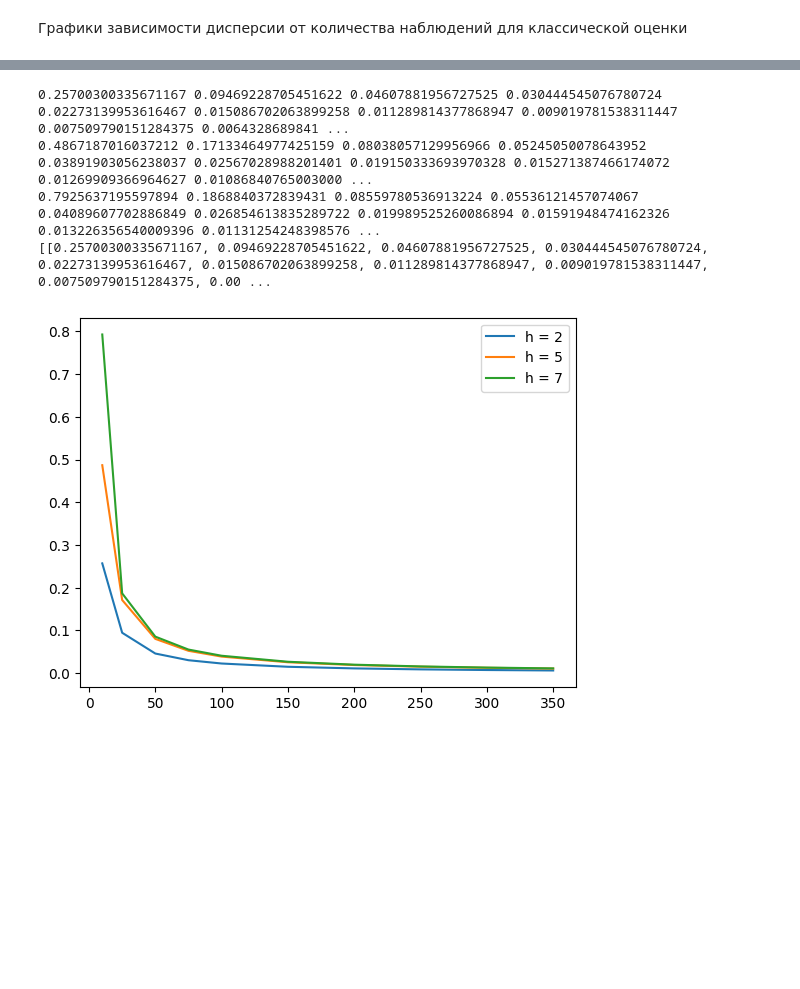
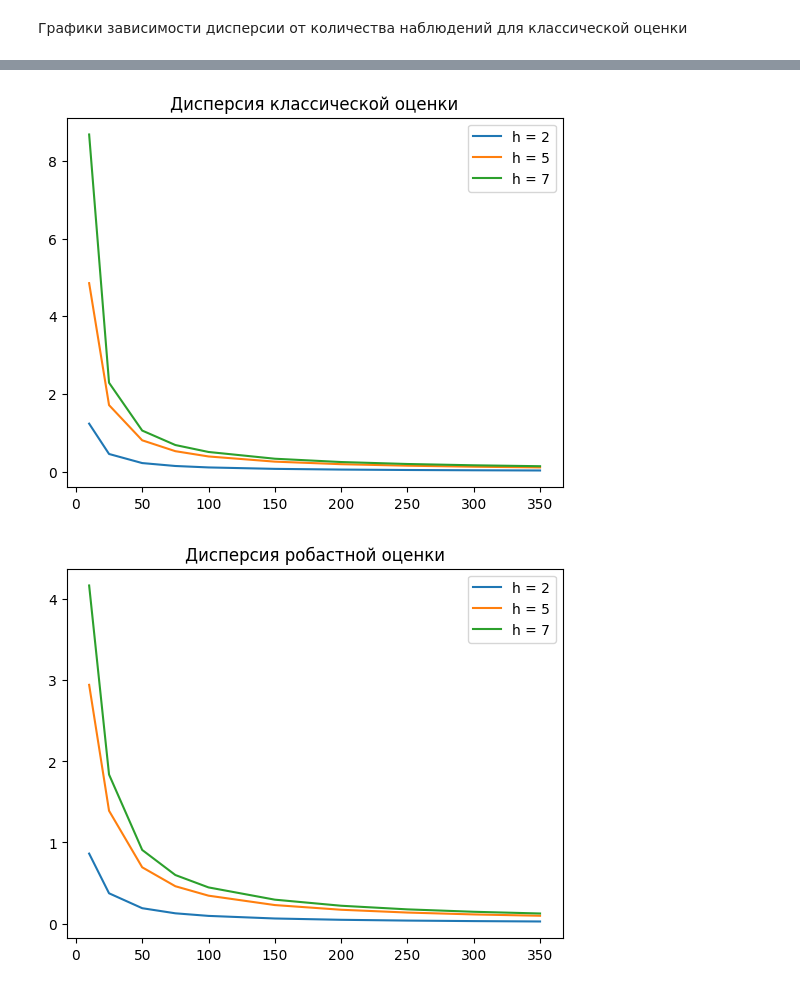
Before and after one commit to feelitbreak/data-analysis, a Jupyter notebook: lab4/mmda4.ipynb, the cells around one changed output, grey strips where cells are left out. Saved outputs shown, nothing was run; the diff lists cells and outputs as text; code cells hidden in the pictures; blank space fills up the shorter version.

```diff
--- a/lab4/mmda4.ipynb
+++ b/lab4/mmda4.ipynb
@@ -9,8 +9,8 @@ import matplotlib.pyplot as plt
 # %% [markdown]
 Параметры модели
 # %%
-D = 1
-alpha = 1
+D = 3
+alpha = 0.5
 N = [10, 25, 50, 75, 100, 150, 200, 250, 300, 350]
 H = [2, 5, 7]
 # %% [markdown]
@@ -96,3 +96,20 @@ def gen_D_robust(X, H):
     return D_robust
 # %% [markdown]
 Графики зависимости дисперсии от количества наблюдений для классической оценки
+# %%
+D_classic = gen_D_classic(X, H)
+D_robust = gen_D_robust(X, H)
+
+print("Дисперсия классической оценки:")
+for i in range(len(H)):
+    for j in range(len(X)):
+        print(D_classic[i][j], end = " ")
+
+    print("")
+
+print("Дисперсия робастной оценки:")
+for i in range(len(H)):
+    for j in range(len(X)):
+        print(D_robust[i][j], end = " ")
+
+    print("")
@@ -99,23 +125,19 @@ def gen_D_robust(X, H):
 # %%
-D_classic = gen_D_classic(X, H)
-
-for i in range(len(H)):
-    for j in range(len(X)):
-        print(D_classic[i][j], end = " ")
-
-    print("")
-
 h = [.0] * len(X)
 for i in range(len(X)):
     h[i] = len(X[i])
 
 for i in range(len(H)):
     plt.plot(h, D_classic[i], label = 'h = '+str(H[i]))
+    plt.title("Дисперсия классической оценки")
     plt.legend()
 plt.show()
+
+for i in range(len(H)):
+    plt.plot(h, D_robust[i], label = 'h = '+str(H[i]))
+    plt.title("Дисперсия робастной оценки")
+    plt.legend()
+plt.show()
 # %% [output]
-0.25700300335671167 0.09469228705451622 0.04607881956727525 0.030444545076780724 0.02273139953616467 0.015086702063899258 0.011289814377868947 0.009019781538311447 0.007509790151284375 0.0064328689841 ...
-0.4867187016037212 0.17133464977425159 0.08038057129956966 0.05245050078643952 0.03891903056238037 0.02567028988201401 0.019150333693970328 0.015271387466174072 0.01269909366964627 0.01086840765003000 ...
-0.7925637195597894 0.1868840372839431 0.08559780536913224 0.05536121457074067 0.04089607702886849 0.026854613835289722 0.019989525260086894 0.01591948474162326 0.013226356540009396 0.01131254248398576 ...
-[[0.25700300335671167, 0.09469228705451622, 0.04607881956727525, 0.030444545076780724, 0.02273139953616467, 0.015086702063899258, 0.011289814377868947, 0.009019781538311447, 0.007509790151284375, 0.00 ...
-[figure, old version]
+[figure, new version]
+[figure, added]
```
Also changed, not shown: parts of 1 cell of this notebook.
